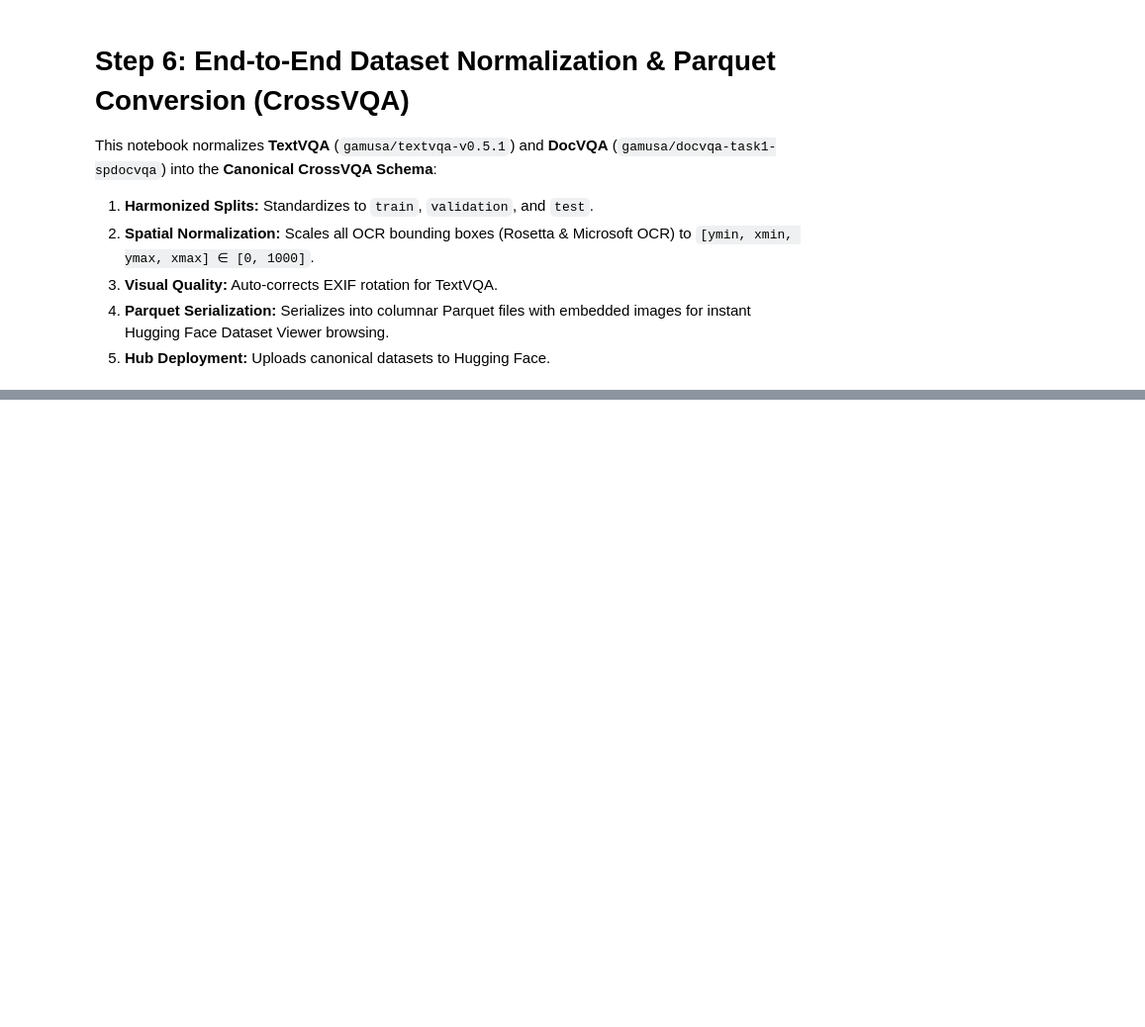
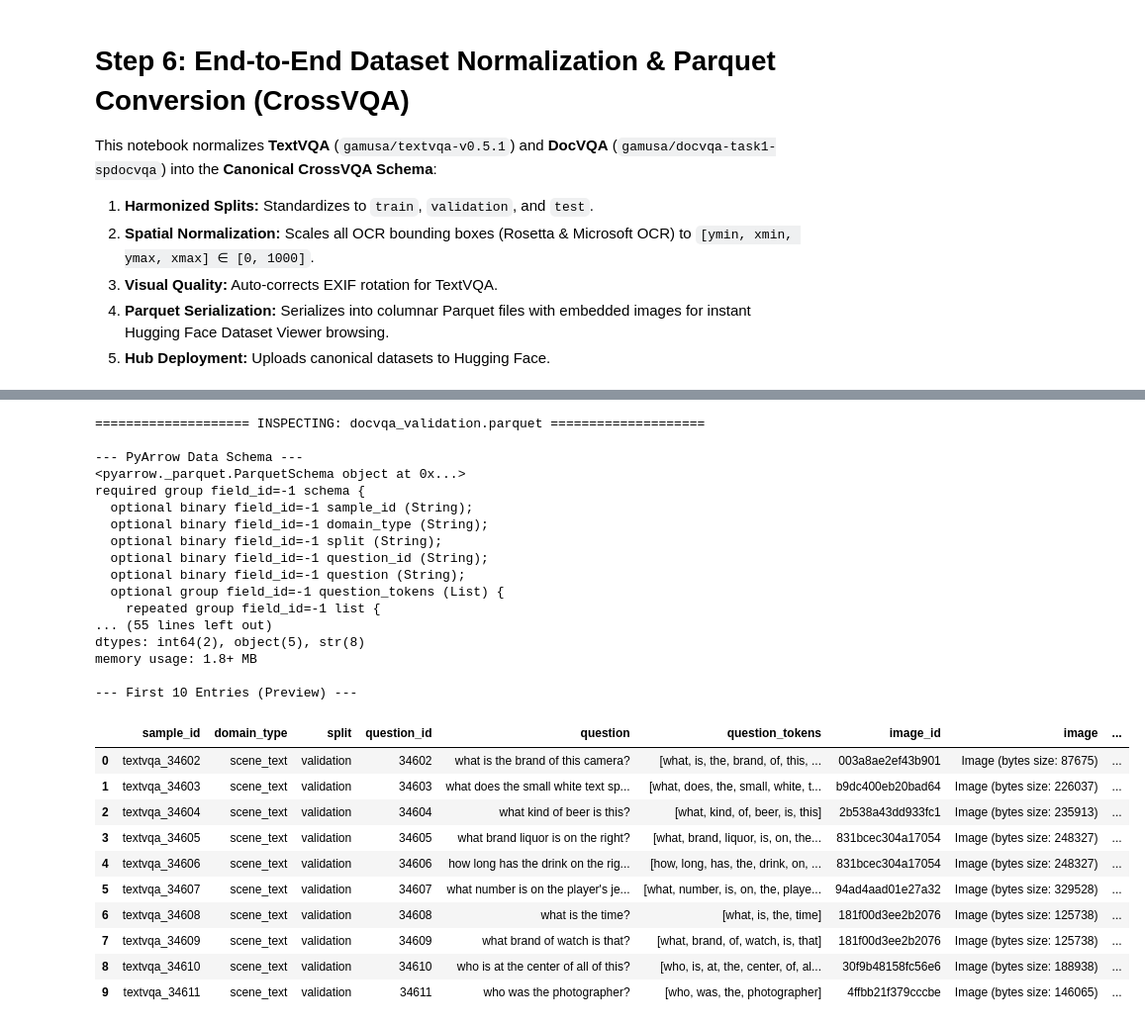
Before and after one commit to NhanChanDeo/VQA_Final_Thesis, a Jupyter notebook: DATASETS SCHEMA NORMALIZATION/Step6_Normalize_CrossVQA_Parquet.ipynb, the cells around one changed output, grey strips where cells are left out. Shown at 99% size. Cells and saved outputs as stored; diff of their text form; code cells hidden in the pictures; blank space fills up the shorter version.

Commit message:
Created using Colab. Convert DocVQA and TextVQA into parquet files (splits: train, validation, test)

```diff
--- a/DATASETS SCHEMA NORMALIZATION/Step6_Normalize_CrossVQA_Parquet.ipynb
+++ b/DATASETS SCHEMA NORMALIZATION/Step6_Normalize_CrossVQA_Parquet.ipynb
@@ -364,0 +629,60 @@ upload_canonical_repo(
+# %%
+import pandas as pd
+import pyarrow.parquet as pq
+from pathlib import Path
+
+NORM_DIR = Path("./crossvqa_workspace/normalized")
+file_path = NORM_DIR / "docvqa_validation.parquet"
+
+print(f"\n{'='*20} INSPECTING: {file_path.name} {'='*20}")
+
+# 1. See PyArrow Data Schema
+parquet_file = pq.ParquetFile(file_path)
+print("\n--- PyArrow Data Schema ---")
+print(parquet_file.schema)
+
+# 2. Read table and combine chunks to safely handle nested/complex columns
+
+table = table.combine_chunks()
+df = table.to_pandas(safe=False)
+
+# 3. See Pandas Info
+print("\n--- DataFrame Info ---")
+df.info()
+
+# 4. Preview first 10 entries
+print("\n--- First 10 Entries (Preview) ---")
+preview_df = df.copy()
+if 'image' in preview_df.columns:
+    preview_df['image'] = preview_df['image'].apply(lambda x: f"Image (bytes size: {len(x['bytes']) if isinstance(x, dict) and 'bytes' in x else 'Unknown'})" if x else None)
+
+display(preview_df.head(10))
+# %% [output]
+==================== INSPECTING: docvqa_validation.parquet ====================
+
+--- PyArrow Data Schema ---
+<pyarrow._parquet.ParquetSchema object at 0x...>
+required group field_id=-1 schema {
+  optional binary field_id=-1 sample_id (String);
+  optional binary field_id=-1 domain_type (String);
+  optional binary field_id=-1 split (String);
+  optional binary field_id=-1 question_id (String);
+  optional binary field_id=-1 question (String);
+  optional group field_id=-1 question_tokens (List) {
+    repeated group field_id=-1 list {
+... (55 lines left out)
+dtypes: int64(2), object(5), str(8)
+memory usage: 1.8+ MB
+
+--- First 10 Entries (Preview) ---
+|  | sample_id | domain_type | split | question_id | question | question_tokens | image_id | image | ... |
+| 0 | textvqa_34602 | scene_text | validation | 34602 | what is the brand of this camera? | [what, is, the, brand, of, this, ... | 003a8ae2ef43b901 | Image (bytes size: 87675) | ... |
+| 1 | textvqa_34603 | scene_text | validation | 34603 | what does the small white text sp... | [what, does, the, small, white, t... | b9dc400eb20bad64 | Image (bytes size: 226037) | ... |
+| 2 | textvqa_34604 | scene_text | validation | 34604 | what kind of beer is this? | [what, kind, of, beer, is, this] | 2b538a43dd933fc1 | Image (bytes size: 235913) | ... |
+| 3 | textvqa_34605 | scene_text | validation | 34605 | what brand liquor is on the right? | [what, brand, liquor, is, on, the... | 831bcec304a17054 | Image (bytes size: 248327) | ... |
+| 4 | textvqa_34606 | scene_text | validation | 34606 | how long has the drink on the rig... | [how, long, has, the, drink, on, ... | 831bcec304a17054 | Image (bytes size: 248327) | ... |
+| 5 | textvqa_34607 | scene_text | validation | 34607 | what number is on the player's je... | [what, number, is, on, the, playe... | 94ad4aad01e27a32 | Image (bytes size: 329528) | ... |
+| 6 | textvqa_34608 | scene_text | validation | 34608 | what is the time? | [what, is, the, time] | 181f00d3ee2b2076 | Image (bytes size: 125738) | ... |
+| 7 | textvqa_34609 | scene_text | validation | 34609 | what brand of watch is that? | [what, brand, of, watch, is, that] | 181f00d3ee2b2076 | Image (bytes size: 125738) | ... |
+| 8 | textvqa_34610 | scene_text | validation | 34610 | who is at the center of all of this? | [who, is, at, the, center, of, al... | 30f9b48158fc56e6 | Image (bytes size: 188938) | ... |
+| 9 | textvqa_34611 | scene_text | validation | 34611 | who was the photographer? | [who, was, the, photographer] | 4ffbb21f379cccbe | Image (bytes size: 146065) | ... |
```
Also changed, not shown: parts of 12 cells of this notebook.
